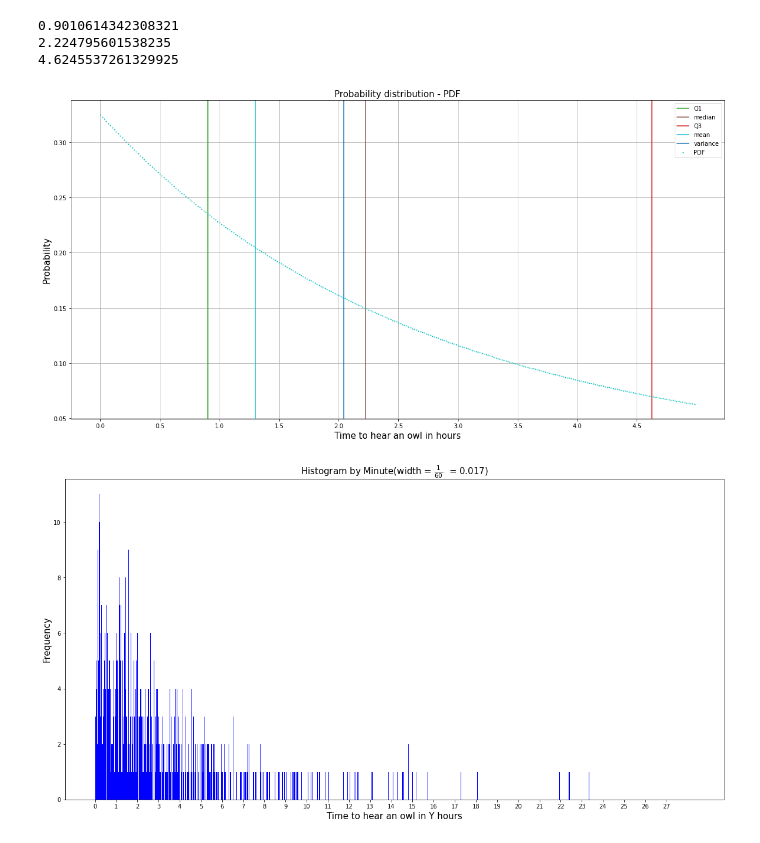
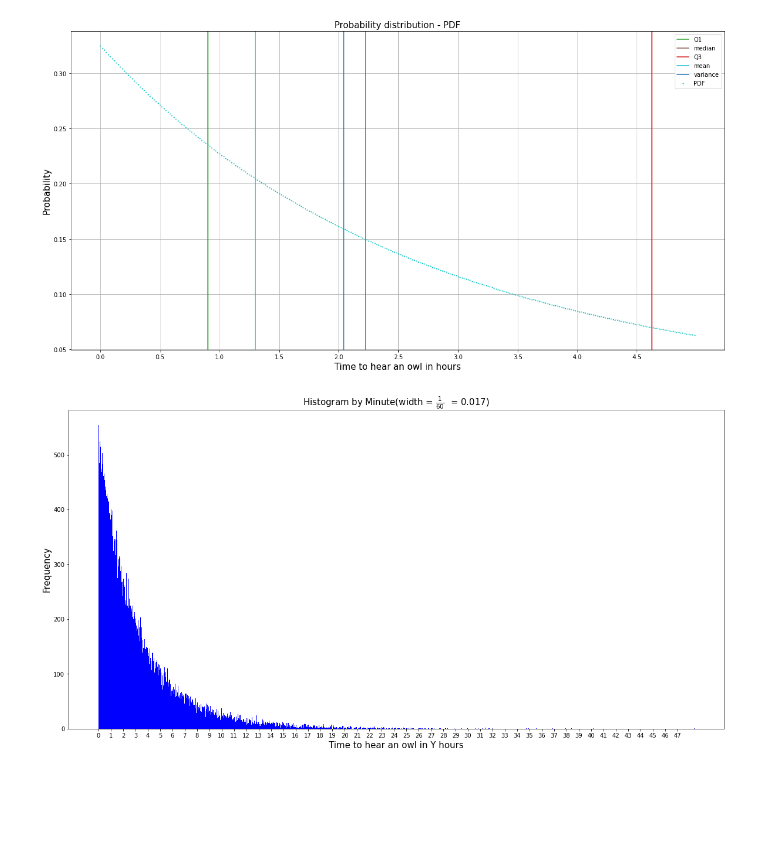
Before and after one commit to prannoymulmi/Advanced-stats, a Jupyter notebook: task_1_c.ipynb, the cells around one changed output. Drawn from its saved outputs; the diff is of its cells as text; code cells hidden in the pictures; blank space fills up the shorter version.

```diff
--- a/task_1_c.ipynb
+++ b/task_1_c.ipynb
@@ -13,6 +13,9 @@ def my_pdf(y):
     return np.exp(y * -0.5) * 0.15 + np.exp(-0.25 * y) * 0.175
 
 def my_cdf(y):
+    return 1 - (np.exp(y * -0.5) * 0.3 + np.exp(-0.25 * y) * 0.7)
+
+def my_ccdf(y):
     return 1 - (np.exp(y * -0.5) * 0.3 + np.exp(-0.25 * y) * 0.7)
 
 # Creating continuous distribution
@@ -34,35 +37,32 @@ plt.xticks(np.arange(0, n, 0.5))
 
 # Label pdf
 plt.axvline(my_distribution.ppf(0.25), label='Q1', c='tab:green', linestyle='solid')
 plt.axvline(my_distribution.ppf(0.5), label='median', c='tab:brown', linestyle='solid')
 plt.axvline(my_distribution.ppf(0.75), label='Q3', c='tab:red', linestyle='solid')
 plt.axvline(1.3, label='mean', c='tab:cyan', linestyle='solid')
 plt.axvline(2.04, label='variance', c='tab:blue', linestyle='solid')
 
 plt.plot(x, p, 'co', ms=1, label='PDF')
 ax.grid(True)
 plt.legend(loc='best', frameon=True)
 plt.savefig('images/task_1_c_pdf.svg')
 
 #Histogram
 fig, ax_hist = plt.subplots(1, 1, figsize=(20, 10))
 ax_hist.set_title(title_hist, fontsize=15)
 ax_hist.set_xlabel('Time to hear an owl in Y hours', fontsize=15)
 ax_hist.set_ylabel('Frequency', fontsize=15)
 
 # Get random samples for the histogram following the distribution
-samples = my_distribution.rvs(size=1000)
+samples = my_distribution.rvs(size=100000)
 min_num = min(samples)
 max_num = max(samples)
 plt.xticks(np.arange(0, round(max_num), 1))
 # Width of histogram by minute which is (1/60)
 bins = round((max_num-min_num)/(1/60))
 plt.hist(samples, bins=bins, color='b')
 # Show & save plot
 plt.savefig('images/task_1_c_hist.svg')
 # %% [output]
-0.9010614342308321
-2.224795601538235
-4.6245537261329925
 [figure]
-[figure, old version]
+[figure, new version]
```
Also changed, not shown: 11 other files.
